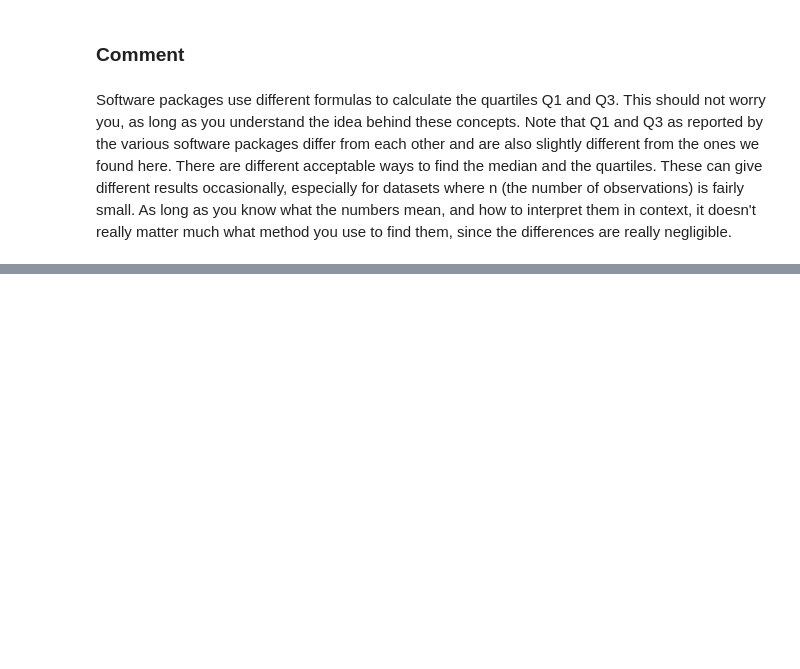
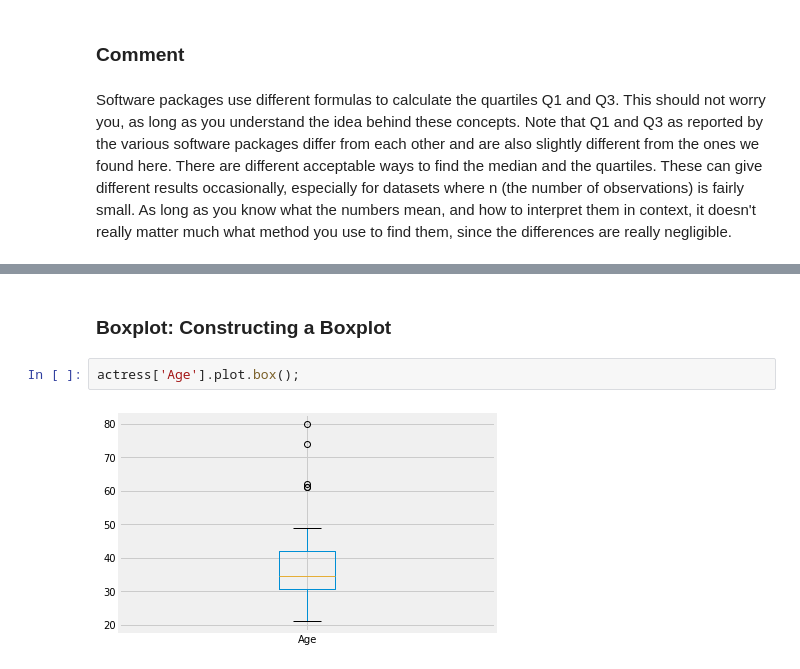
Before and after one commit to bprasad26/statistics_with_python, a Jupyter notebook: Notebooks/02_EDA_Examining_Distributions_part2.ipynb, the cells around one changed output, grey strips where cells are left out. Drawn from its saved outputs; the diff is of its cells as text; blank space fills up the shorter version.

```diff
--- a/Notebooks/02_EDA_Examining_Distributions_part2.ipynb
+++ b/Notebooks/02_EDA_Examining_Distributions_part2.ipynb
@@ -298,0 +469,6 @@ Software packages use different formulas to calculate the quartiles Q1 and Q3. T
+# %% [markdown]
+### Boxplot: Constructing a Boxplot
+# %%
+actress['Age'].plot.box();
+# %% [output]
+[figure, added]
```
Also changed, not shown: parts of 212 cells of this notebook, 25 other files.
